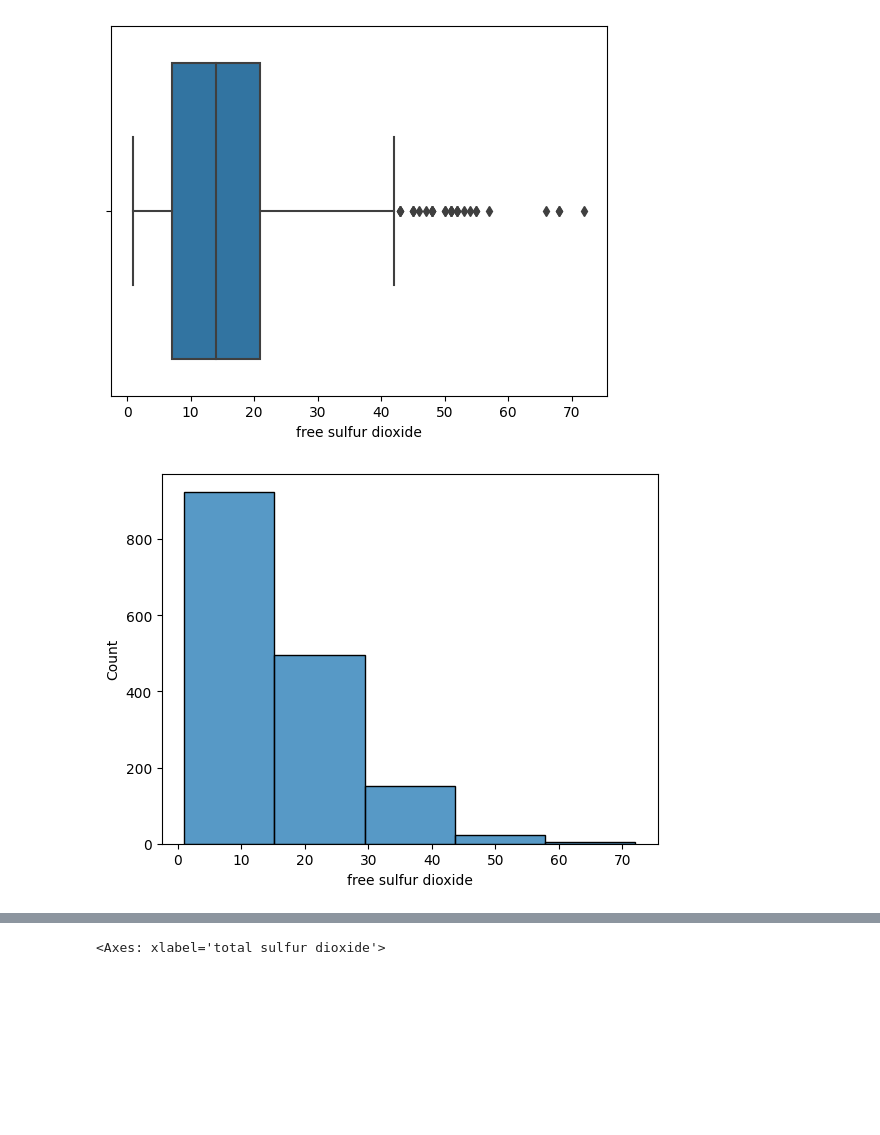
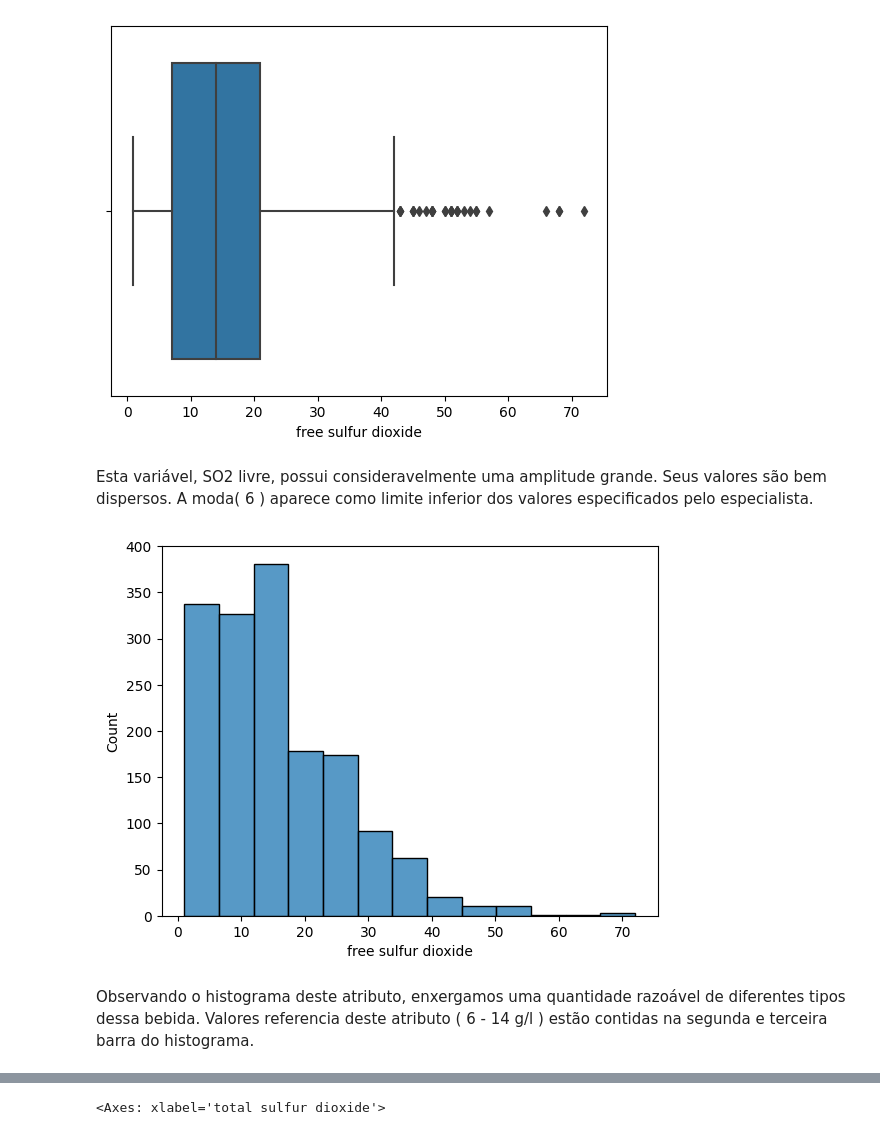
Before and after one commit to salimNabbout/Qualidade_Vinhos_Norte_Portugal, a Jupyter notebook: Qualidade_Vinho_Tinto.ipynb, the cells around one changed output, grey strips where cells are left out. Drawn from its saved outputs; the diff is of its cells as text; code cells hidden in the pictures; blank space fills up the shorter version.

```diff
--- a/Qualidade_Vinho_Tinto.ipynb
+++ b/Qualidade_Vinho_Tinto.ipynb
@@ -364,5 +368,5 @@ Confirmando as boas praticas do tratamento do dataset, onde se constata que nenh
 # %%
-dataset=dataset.dropna(how='all')
+datasetSemMissings=datasetSemMissings.dropna(how='all')
 dataset.tail()
 # %% [output]
 |  | fixed acidity | volatile acidity | citric acid | residual sugar | chlorides | free sulfur dioxide | ... |
@@ -376,5 +378,5 @@ Confirmando as boas praticas do tratamento do dataset, onde se constata que nenh
 # %%
-dataset=dataset.dropna(how='any')
+datasetSemMissings=datasetSemMissings.dropna(how='any')
 dataset.tail()
 # %% [output]
 |  | fixed acidity | volatile acidity | citric acid | residual sugar | chlorides | free sulfur dioxide | ... |
@@ -775,7 +758,11 @@ sns.boxplot(x=datasetSemMissings['free sulfur dioxide'])
 # %% [output]
 <Axes: xlabel='free sulfur dioxide'>
 [figure]
+# %% [markdown]
+Esta variável, SO2 livre, possui consideravelmente uma amplitude grande. Seus valores são bem dispersos. A moda( 6 ) aparece como limite inferior dos valores especificados pelo especialista.
 # %%
-sns.histplot(datasetSemMissings['free sulfur dioxide'], bins=5);
+sns.histplot(datasetSemMissings['free sulfur dioxide'], bins=13);
 # %% [output]
-[figure, old version]
+[figure, new version]
+# %% [markdown]
+Observando o histograma deste atributo, enxergamos uma quantidade razoável de diferentes tipos dessa bebida. Valores referencia deste atributo ( 6 - 14 g/l ) estão contidas na segunda e terceira barra do histograma.
```
Also changed, not shown: parts of 76 cells of this notebook.
